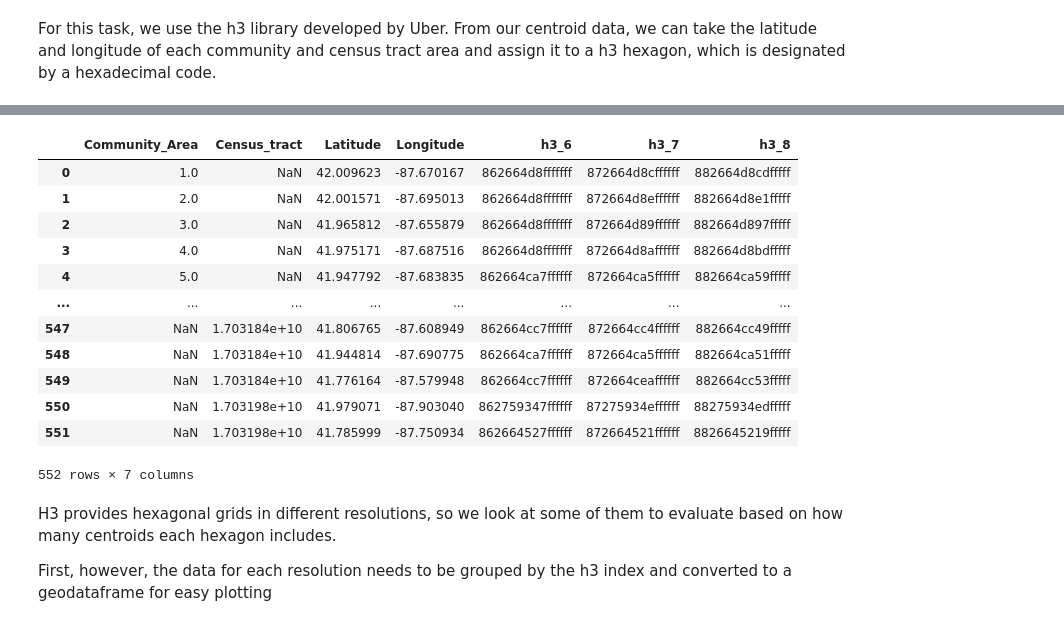
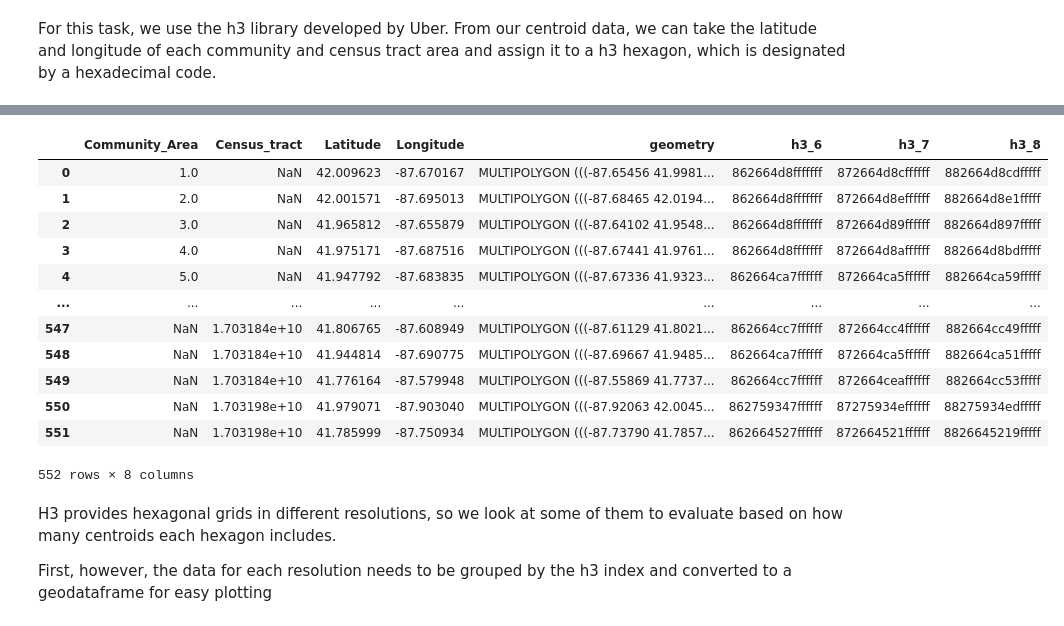
Before and after one commit to DominikH33/AAA-2023, a Jupyter notebook: 1_data_preperation.ipynb, the cells around one changed output, grey strips where cells are left out. Cells and saved outputs as stored; diff of their text form; code cells hidden in the pictures.

Commit message:
Refine data prep and add some temp and geo analysis

```diff
--- a/1_data_preperation.ipynb
+++ b/1_data_preperation.ipynb
@@ -210,0 +214,3 @@ marker_map
+# %%
+community_areas_geojson = gpd.read_file(f"{file_path}chicago_community_areas.geojson")
+community_areas_geojson.plot()
@@ -210,0 +220,3 @@ marker_map
+# %%
+census_tracts_geojson = gpd.read_file(f"{file_path}chicago_census_tracts.geojson")
+census_tracts_geojson.plot()
@@ -210,0 +255,5 @@ marker_map
+# %%
+geographic_data = community_centroids.merge(right=census_tracts_geojson.astype({"geoid10" : "float"})[["geoid10", "geometry"]], how="left", left_on="Census_tract", right_on="geoid10")
+geographic_data.update(community_centroids.merge(right=community_areas_geojson.astype({"area_num_1" : "float"}), how="left", left_on="Community_Area", right_on="area_num_1"),)
+geographic_data.drop("geoid10", axis=1, inplace=True)
+geographic_data
@@ -232,22 +283,22 @@ community_centroids
 # %%
-community_centroids["h3_6"] = community_centroids.apply(lambda x: h3.geo_to_h3(x.Latitude, x.Longitude, resolution=6), axis=1)
-community_centroids["h3_7"] = community_centroids.apply(lambda x: h3.geo_to_h3(x.Latitude, x.Longitude, resolution=7), axis=1)
-community_centroids["h3_8"] = community_centroids.apply(lambda x: h3.geo_to_h3(x.Latitude, x.Longitude, resolution=8), axis=1)
-community_centroids
+geographic_data["h3_6"] = geographic_data.apply(lambda x: h3.geo_to_h3(x.Latitude, x.Longitude, resolution=6), axis=1)
+geographic_data["h3_7"] = geographic_data.apply(lambda x: h3.geo_to_h3(x.Latitude, x.Longitude, resolution=7), axis=1)
+geographic_data["h3_8"] = geographic_data.apply(lambda x: h3.geo_to_h3(x.Latitude, x.Longitude, resolution=8), axis=1)
+geographic_data
 # %% [output]
-|  | Community_Area | Census_tract | Latitude | Longitude | h3_6 | h3_7 | h3_8 |
-| 0 | 1.0 | NaN | 42.009623 | -87.670167 | 862664d8fffffff | 872664d8cffffff | 882664d8cdfffff |
-| 1 | 2.0 | NaN | 42.001571 | -87.695013 | 862664d8fffffff | 872664d8effffff | 882664d8e1fffff |
-| 2 | 3.0 | NaN | 41.965812 | -87.655879 | 862664d8fffffff | 872664d89ffffff | 882664d897fffff |
-| 3 | 4.0 | NaN | 41.975171 | -87.687516 | 862664d8fffffff | 872664d8affffff | 882664d8bdfffff |
-| 4 | 5.0 | NaN | 41.947792 | -87.683835 | 862664ca7ffffff | 872664ca5ffffff | 882664ca59fffff |
-| ... | ... | ... | ... | ... | ... | ... | ... |
-| 547 | NaN | 1.703184e+10 | 41.806765 | -87.608949 | 862664cc7ffffff | 872664cc4ffffff | 882664cc49fffff |
-| 548 | NaN | 1.703184e+10 | 41.944814 | -87.690775 | 862664ca7ffffff | 872664ca5ffffff | 882664ca51fffff |
-| 549 | NaN | 1.703184e+10 | 41.776164 | -87.579948 | 862664cc7ffffff | 872664ceaffffff | 882664cc53fffff |
-| 550 | NaN | 1.703198e+10 | 41.979071 | -87.903040 | 862759347ffffff | 87275934effffff | 88275934edfffff |
-| 551 | NaN | 1.703198e+10 | 41.785999 | -87.750934 | 862664527ffffff | 872664521ffffff | 8826645219fffff |
+|  | Community_Area | Census_tract | Latitude | Longitude | geometry | h3_6 | h3_7 | h3_8 |
+| 0 | 1.0 | NaN | 42.009623 | -87.670167 | MULTIPOLYGON (((-87.65456 41.9981... | 862664d8fffffff | 872664d8cffffff | 882664d8cdfffff |
+| 1 | 2.0 | NaN | 42.001571 | -87.695013 | MULTIPOLYGON (((-87.68465 42.0194... | 862664d8fffffff | 872664d8effffff | 882664d8e1fffff |
+| 2 | 3.0 | NaN | 41.965812 | -87.655879 | MULTIPOLYGON (((-87.64102 41.9548... | 862664d8fffffff | 872664d89ffffff | 882664d897fffff |
+| 3 | 4.0 | NaN | 41.975171 | -87.687516 | MULTIPOLYGON (((-87.67441 41.9761... | 862664d8fffffff | 872664d8affffff | 882664d8bdfffff |
+| 4 | 5.0 | NaN | 41.947792 | -87.683835 | MULTIPOLYGON (((-87.67336 41.9323... | 862664ca7ffffff | 872664ca5ffffff | 882664ca59fffff |
+| ... | ... | ... | ... | ... | ... | ... | ... | ... |
+| 547 | NaN | 1.703184e+10 | 41.806765 | -87.608949 | MULTIPOLYGON (((-87.61129 41.8021... | 862664cc7ffffff | 872664cc4ffffff | 882664cc49fffff |
+| 548 | NaN | 1.703184e+10 | 41.944814 | -87.690775 | MULTIPOLYGON (((-87.69667 41.9485... | 862664ca7ffffff | 872664ca5ffffff | 882664ca51fffff |
+| 549 | NaN | 1.703184e+10 | 41.776164 | -87.579948 | MULTIPOLYGON (((-87.55869 41.7737... | 862664cc7ffffff | 872664ceaffffff | 882664cc53fffff |
+| 550 | NaN | 1.703198e+10 | 41.979071 | -87.903040 | MULTIPOLYGON (((-87.92063 42.0045... | 862759347ffffff | 87275934effffff | 88275934edfffff |
+| 551 | NaN | 1.703198e+10 | 41.785999 | -87.750934 | MULTIPOLYGON (((-87.73790 41.7857... | 862664527ffffff | 872664521ffffff | 8826645219fffff |
-552 rows × 7 columns
+552 rows × 8 columns
 # %% [markdown]
 H3 provides hexagonal grids in different resolutions, so we look at some of them to evaluate based on how many centroids each hexagon includes.
 
```
Also changed, not shown: parts of 31 cells of this notebook, 1 other file.
